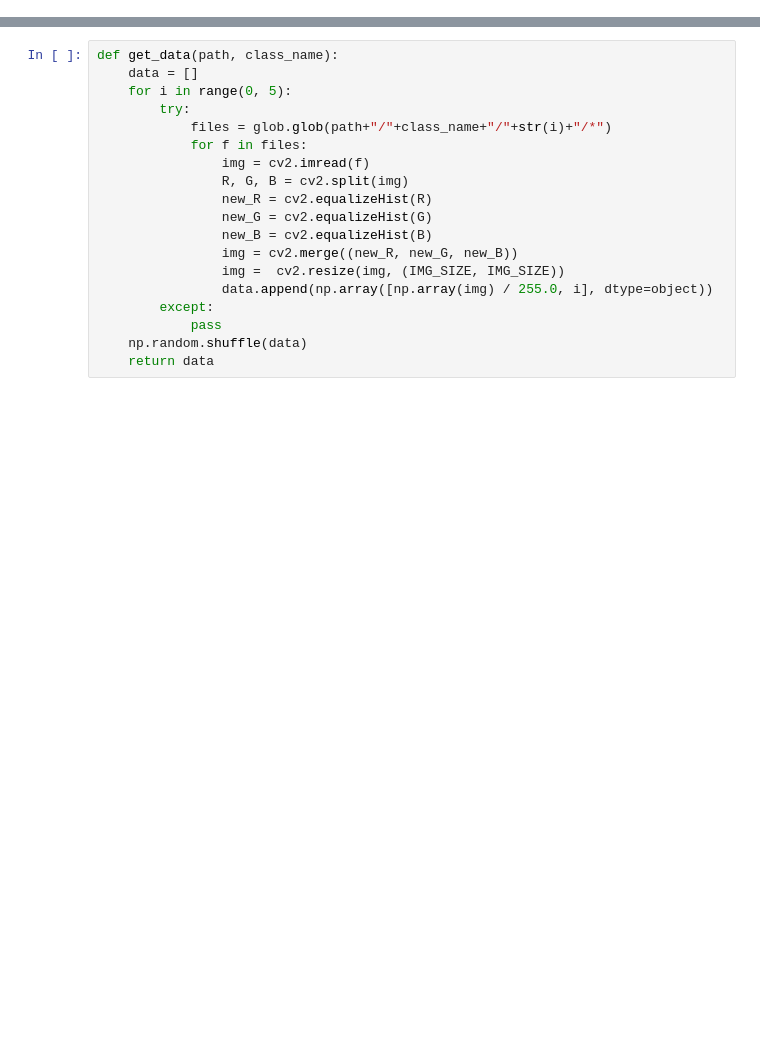
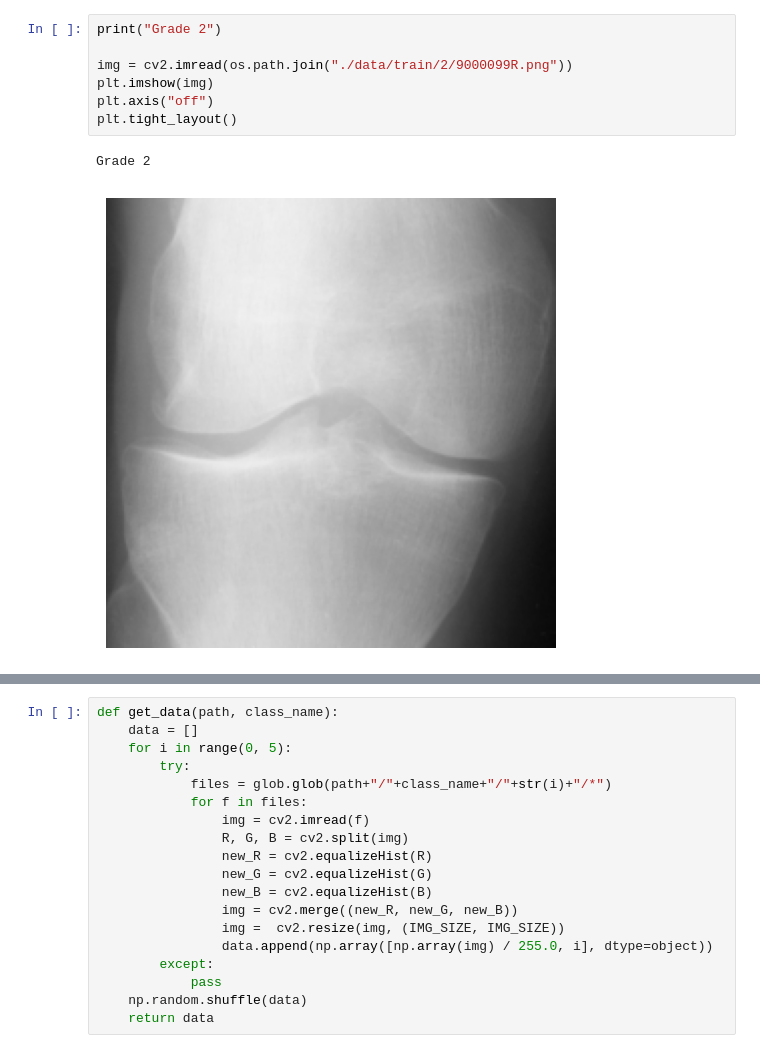
Before and after one commit to gaganv33/ml_flask_backend, a Jupyter notebook: notebook2.ipynb, the cells around one changed output, grey strips where cells are left out. Cells and saved outputs as stored; diff of their text form; blank space fills up the shorter version.

```diff
--- a/notebook2.ipynb
+++ b/notebook2.ipynb
@@ -7,0 +80,10 @@ IMG_SIZE = 112
+# %%
+print("Grade 2")
+
+img = cv2.imread(os.path.join("./data/train/2/9000099R.png"))
+plt.imshow(img)
+plt.axis("off")
+plt.tight_layout()
+# %% [output]
+Grade 2
+[figure, added]
```
Also changed, not shown: parts of 41 cells of this notebook, 1 other file.
